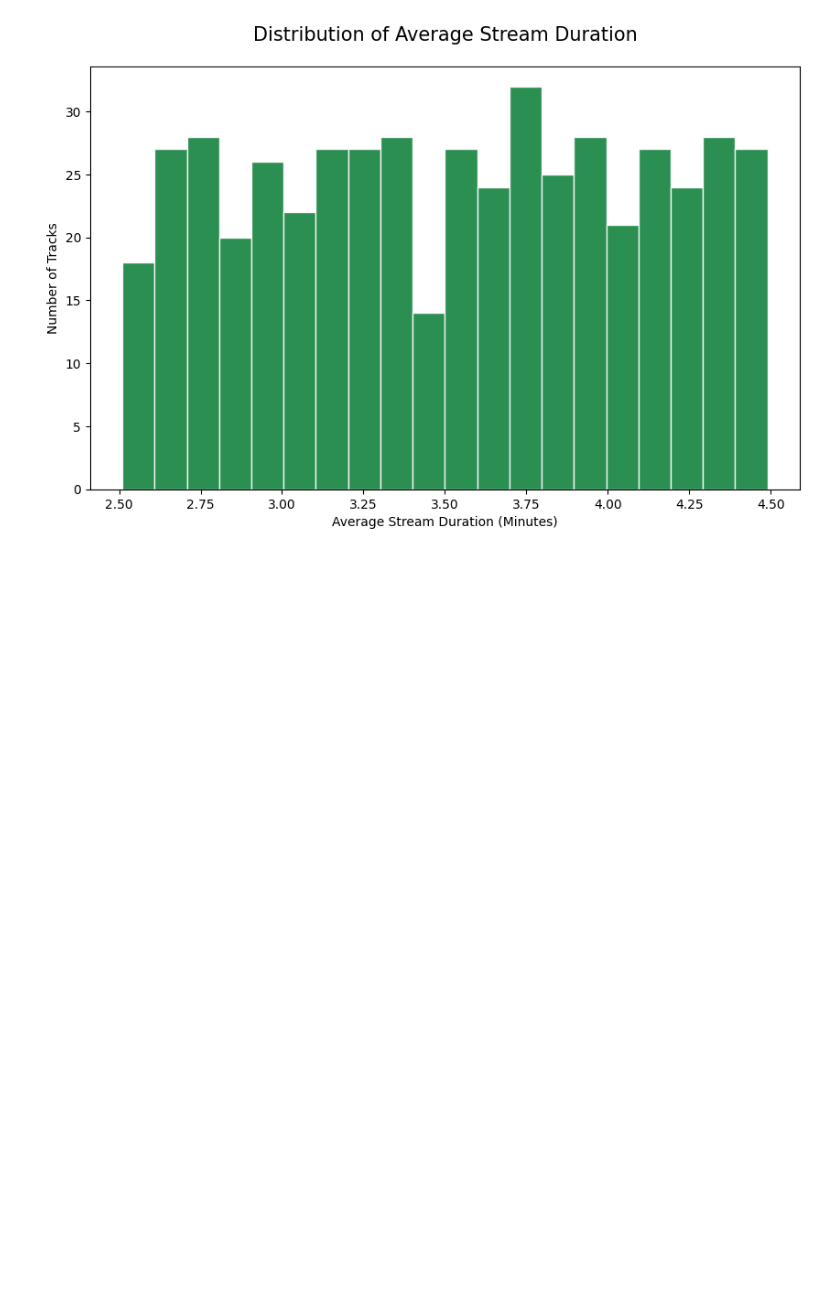
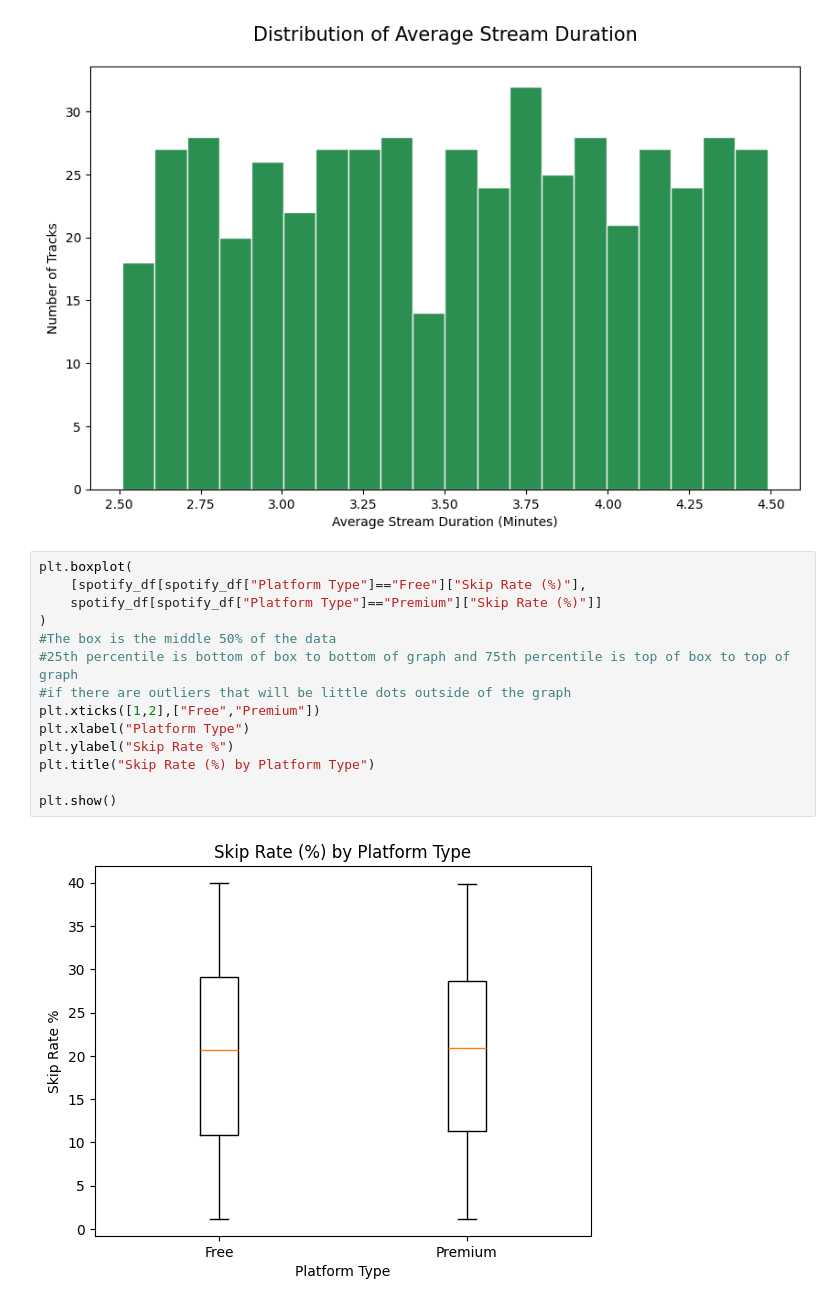
Before and after one commit to Destroy-gym/learning_plots_TroyBurns, a Jupyter notebook: notebooks/spotify.ipynb, the cells around one changed output. Drawn from its saved outputs; the diff is of its cells as text; blank space fills up the shorter version.

Commit message:
Added a boxplot

```diff
--- a/notebooks/spotify.ipynb
+++ b/notebooks/spotify.ipynb
@@ -371,3 +371,19 @@ plt.title("Distribution of Average Stream Duration", fontsize = 15, pad = 20)
 plt.show()
 # %% [output]
 [figure]
+# %%
+plt.boxplot(
+    [spotify_df[spotify_df["Platform Type"]=="Free"]["Skip Rate (%)"],
+    spotify_df[spotify_df["Platform Type"]=="Premium"]["Skip Rate (%)"]]
+)
+#The box is the middle 50% of the data
+#25th percentile is bottom of box to bottom of graph and 75th percentile is top of box to top of graph
+#if there are outliers that will be little dots outside of the graph
+plt.xticks([1,2],["Free","Premium"])
+plt.xlabel("Platform Type")
+plt.ylabel("Skip Rate %")
+plt.title("Skip Rate (%) by Platform Type")
+
+plt.show()
+# %% [output]
+[figure, added]
```
